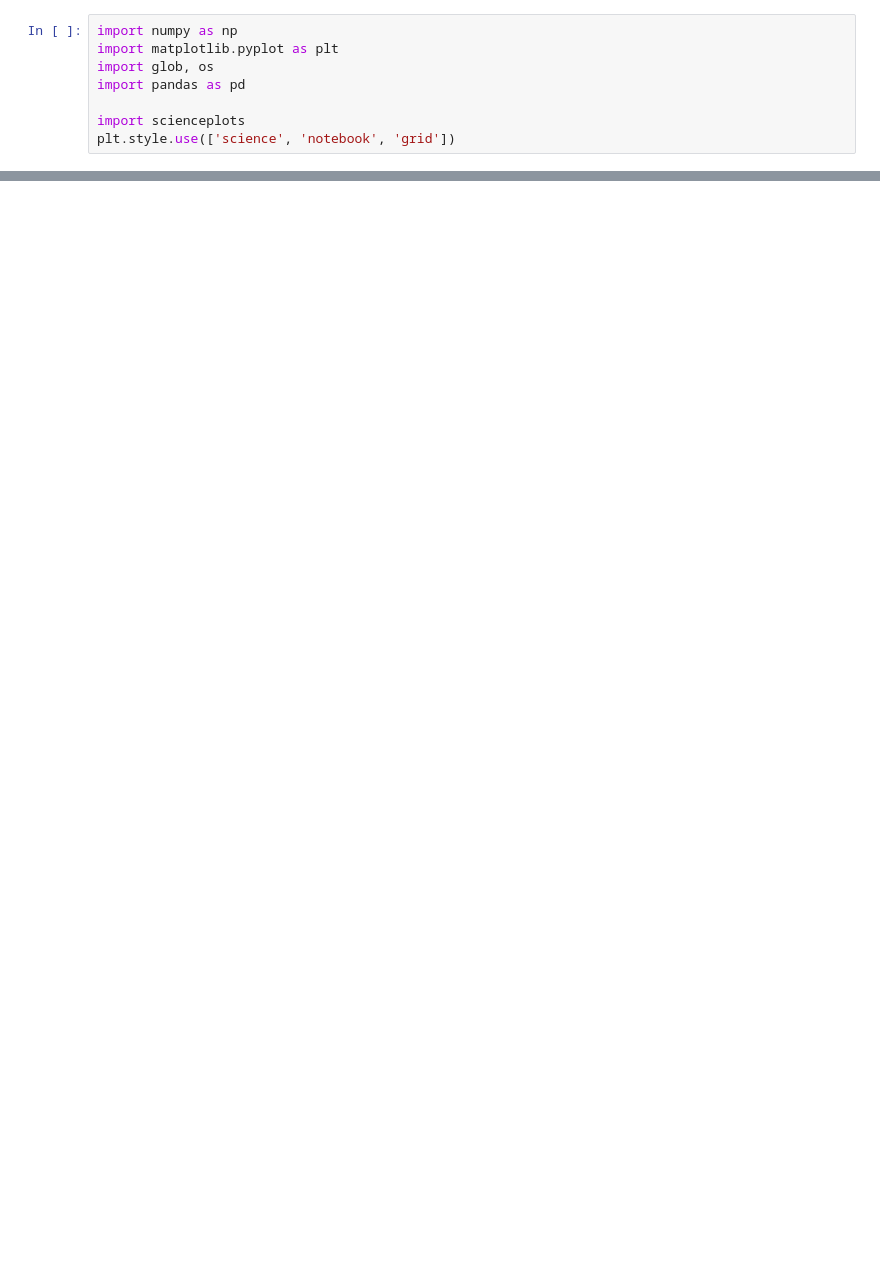
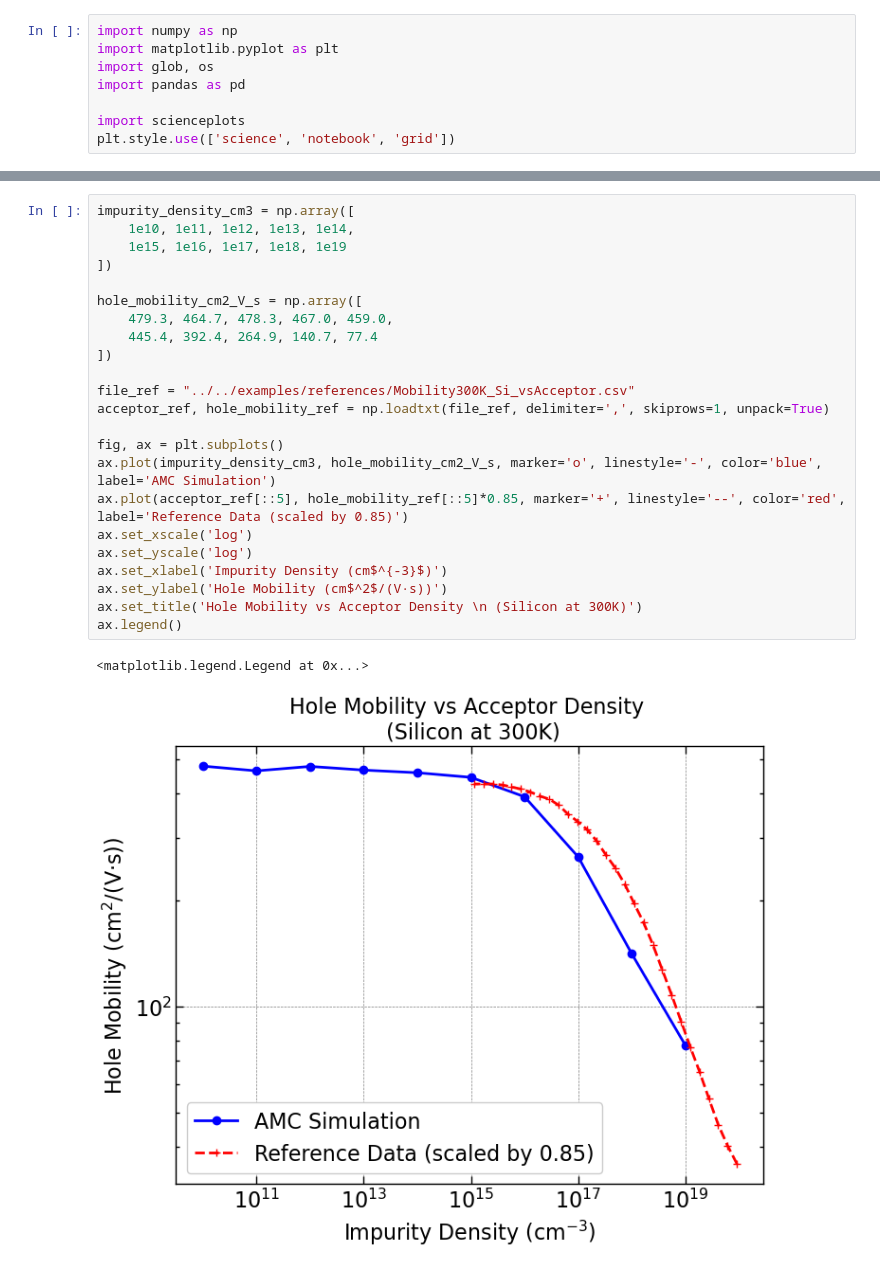
Before and after one commit to RemiHelleboid/UltimateEPM, a Jupyter notebook: python/AMC/plot_results_misc.ipynb, the cells around one changed output, grey strips where cells are left out. Saved outputs shown, nothing was run; the diff lists cells and outputs as text; blank space fills up the shorter version.

```diff
--- a/python/AMC/plot_results_misc.ipynb
+++ b/python/AMC/plot_results_misc.ipynb
@@ -41,0 +43,26 @@ ax.legend()
+# %%
+impurity_density_cm3 = np.array([
+    1e10, 1e11, 1e12, 1e13, 1e14,
+    1e15, 1e16, 1e17, 1e18, 1e19
+])
+
+hole_mobility_cm2_V_s = np.array([
+    479.3, 464.7, 478.3, 467.0, 459.0,
+    445.4, 392.4, 264.9, 140.7, 77.4
+])
+
+file_ref = "../../examples/references/Mobility300K_Si_vsAcceptor.csv"
+acceptor_ref, hole_mobility_ref = np.loadtxt(file_ref, delimiter=',', skiprows=1, unpack=True)
+
+fig, ax = plt.subplots()
+ax.plot(impurity_density_cm3, hole_mobility_cm2_V_s, marker='o', linestyle='-', color='blue', label='AMC Simulation')
+ax.plot(acceptor_ref[::5], hole_mobility_ref[::5]*0.85, marker='+', linestyle='--', color='red', label='Reference Data (scaled by 0.85)')
+ax.set_xscale('log')
+ax.set_yscale('log')
+ax.set_xlabel('Impurity Density (cm$^{-3}$)')
+ax.set_ylabel('Hole Mobility (cm$^2$/(V·s))')
+ax.set_title('Hole Mobility vs Acceptor Density \n (Silicon at 300K)')
+ax.legend()
+# %% [output]
+<matplotlib.legend.Legend at 0x...>
+[figure, added]
```
Also changed, not shown: parts of 1 cell of this notebook, 2 other files.
